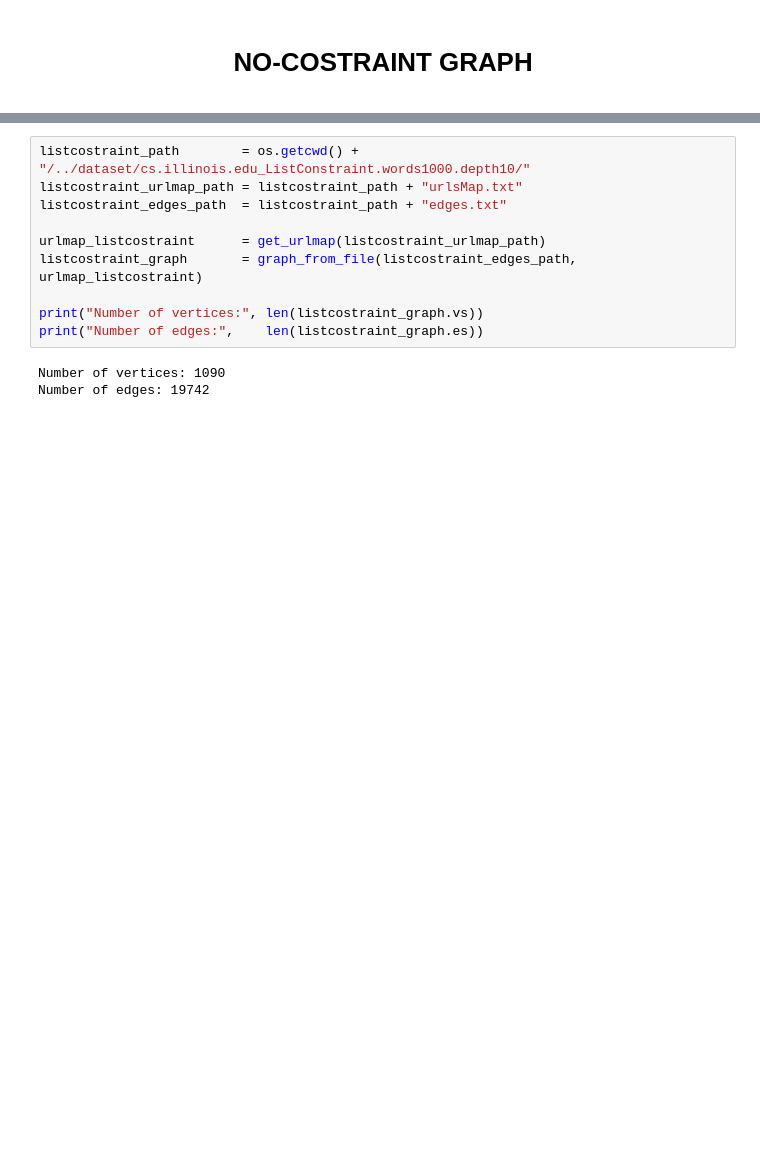
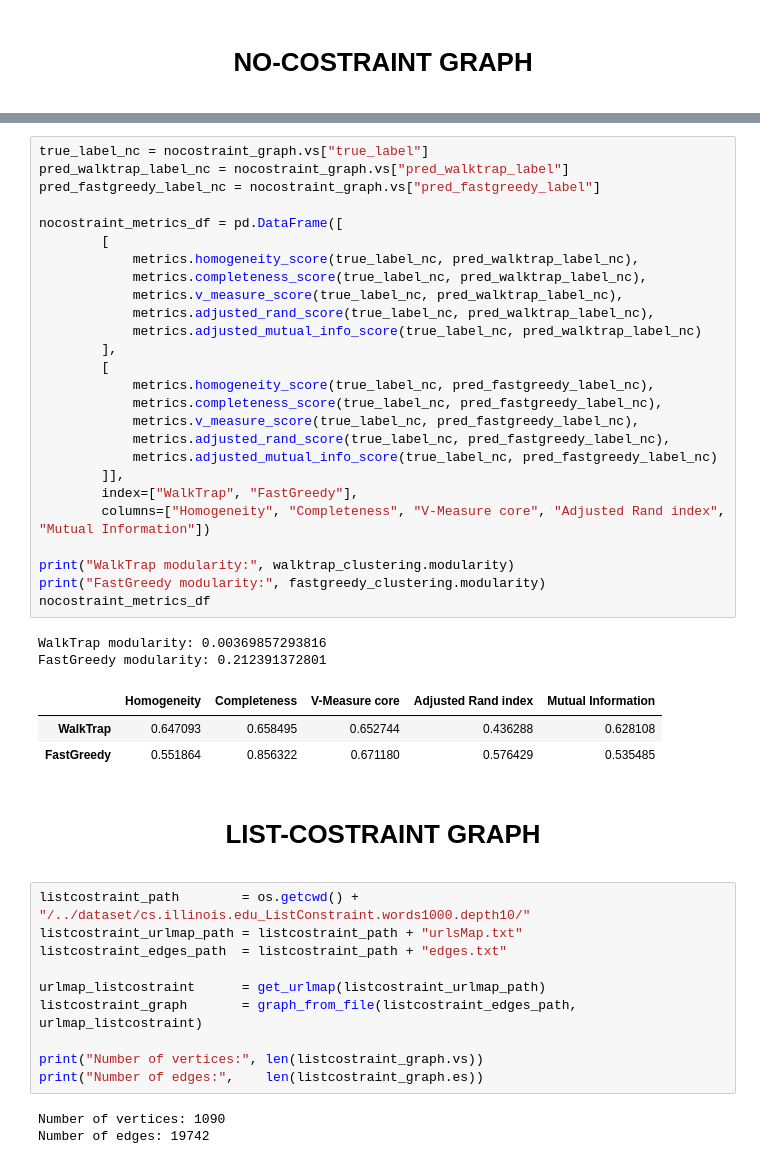
Before and after one commit to chrisPiemonte/url2vec, a Jupyter notebook: notebooks/graph.ipynb, the cells around one changed output, grey strips where cells are left out. Saved outputs shown, nothing was run; the diff lists cells and outputs as text; blank space fills up the shorter version.

```diff
--- a/notebooks/graph.ipynb
+++ b/notebooks/graph.ipynb
@@ -39,3 +151,37 @@ Number of edges: 16993
+# %%
+true_label_nc = nocostraint_graph.vs["true_label"]
+pred_walktrap_label_nc = nocostraint_graph.vs["pred_walktrap_label"]
+pred_fastgreedy_label_nc = nocostraint_graph.vs["pred_fastgreedy_label"]
+
+nocostraint_metrics_df = pd.DataFrame([
+        [
+            metrics.homogeneity_score(true_label_nc, pred_walktrap_label_nc),
+            metrics.completeness_score(true_label_nc, pred_walktrap_label_nc),
+            metrics.v_measure_score(true_label_nc, pred_walktrap_label_nc),
+            metrics.adjusted_rand_score(true_label_nc, pred_walktrap_label_nc),
+            metrics.adjusted_mutual_info_score(true_label_nc, pred_walktrap_label_nc)
+        ],
+        [
+            metrics.homogeneity_score(true_label_nc, pred_fastgreedy_label_nc),
+            metrics.completeness_score(true_label_nc, pred_fastgreedy_label_nc),
+            metrics.v_measure_score(true_label_nc, pred_fastgreedy_label_nc),
+            metrics.adjusted_rand_score(true_label_nc, pred_fastgreedy_label_nc),
+            metrics.adjusted_mutual_info_score(true_label_nc, pred_fastgreedy_label_nc)
+        ]],
+        index=["WalkTrap", "FastGreedy"],
+        columns=["Homogeneity", "Completeness", "V-Measure core", "Adjusted Rand index", "Mutual Information"])
+
+print("WalkTrap modularity:", walktrap_clustering.modularity)
+print("FastGreedy modularity:", fastgreedy_clustering.modularity)
+nocostraint_metrics_df
+# %% [output]
+WalkTrap modularity: 0.00369857293816
+FastGreedy modularity: 0.212391372801
+|  | Homogeneity | Completeness | V-Measure core | Adjusted Rand index | Mutual Information |
+| WalkTrap | 0.647093 | 0.658495 | 0.652744 | 0.436288 | 0.628108 |
+| FastGreedy | 0.551864 | 0.856322 | 0.671180 | 0.576429 | 0.535485 |
+# %% [markdown]
+<div style="text-align:center"><h1> LIST-COSTRAINT GRAPH </h1></div>
 # %%
 listcostraint_path        = os.getcwd() + "/../dataset/cs.illinois.edu_ListConstraint.words1000.depth10/"
 listcostraint_urlmap_path = listcostraint_path + "urlsMap.txt"
```
Also changed, not shown: parts of 47 cells of this notebook, 2 other files.
